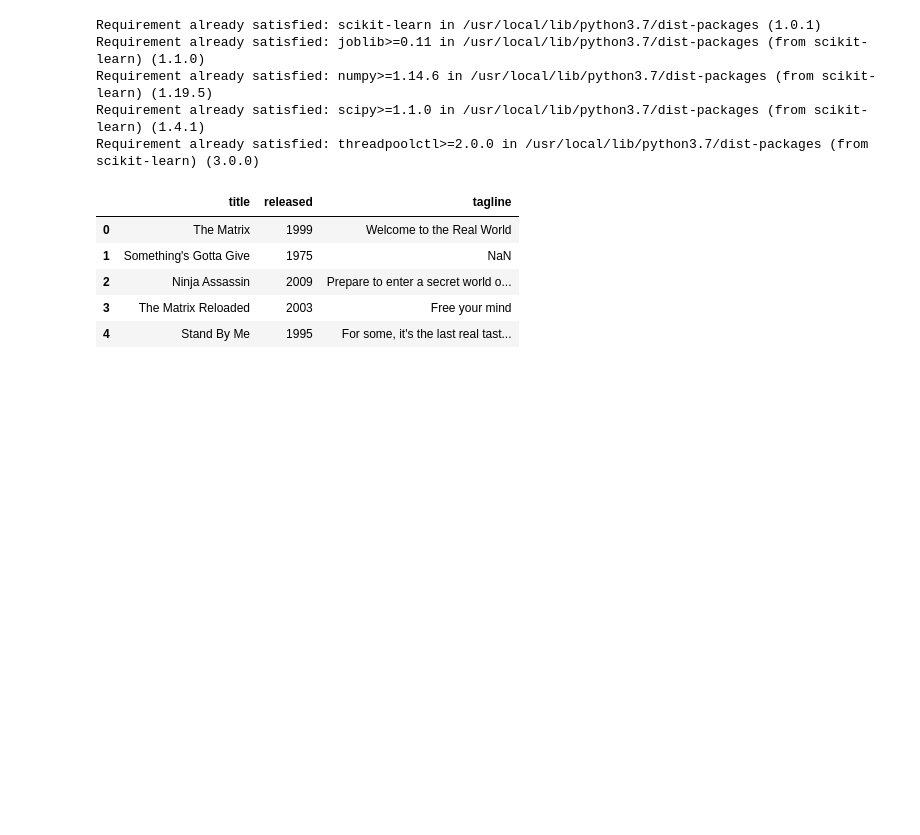
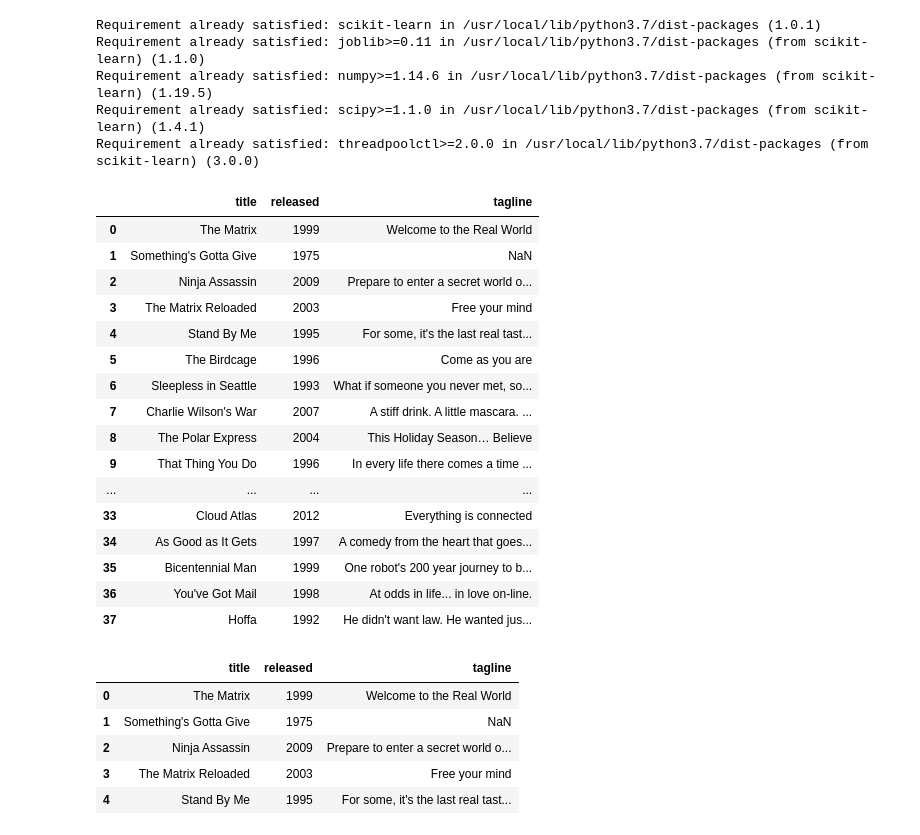
Before and after one commit to BISV-Graph-AI/club, a Jupyter notebook: Notebooks/BISV_Graph_AI_Club_Content_Based_Recommendation.ipynb, the cells around one changed output. Drawn from its saved outputs; the diff is of its cells as text; code cells hidden in the pictures; blank space fills up the shorter version.

```diff
--- a/Notebooks/BISV_Graph_AI_Club_Content_Based_Recommendation.ipynb
+++ b/Notebooks/BISV_Graph_AI_Club_Content_Based_Recommendation.ipynb
@@ -20,6 +29,25 @@ from sklearn.metrics.pairwise import cosine_similarity
 # %%
 # Use Pandas load movie CSV
 movies = pd.read_csv('https://data.neo4j.com/intro/movies/movies.csv')
+movies
+# %% [output]
+|  | title | released | tagline |
+| 0 | The Matrix | 1999 | Welcome to the Real World |
+| 1 | Something's Gotta Give | 1975 | NaN |
+| 2 | Ninja Assassin | 2009 | Prepare to enter a secret world o... |
+| 3 | The Matrix Reloaded | 2003 | Free your mind |
+| 4 | Stand By Me | 1995 | For some, it's the last real tast... |
+| 5 | The Birdcage | 1996 | Come as you are |
+| 6 | Sleepless in Seattle | 1993 | What if someone you never met, so... |
+| 7 | Charlie Wilson's War | 2007 | A stiff drink. A little mascara. ... |
+| 8 | The Polar Express | 2004 | This Holiday Season… Believe |
+| 9 | That Thing You Do | 1996 | In every life there comes a time ... |
+| ... | ... | ... | ... |
+| 33 | Cloud Atlas | 2012 | Everything is connected |
+| 34 | As Good as It Gets | 1997 | A comedy from the heart that goes... |
+| 35 | Bicentennial Man | 1999 | One robot's 200 year journey to b... |
+| 36 | You've Got Mail | 1998 | At odds in life... in love on-line. |
+| 37 | Hoffa | 1992 | He didn't want law. He wanted jus... |
 # %%
 # Display head rows
 movies.head()
```
Also changed, not shown: parts of 2 cells of this notebook.
